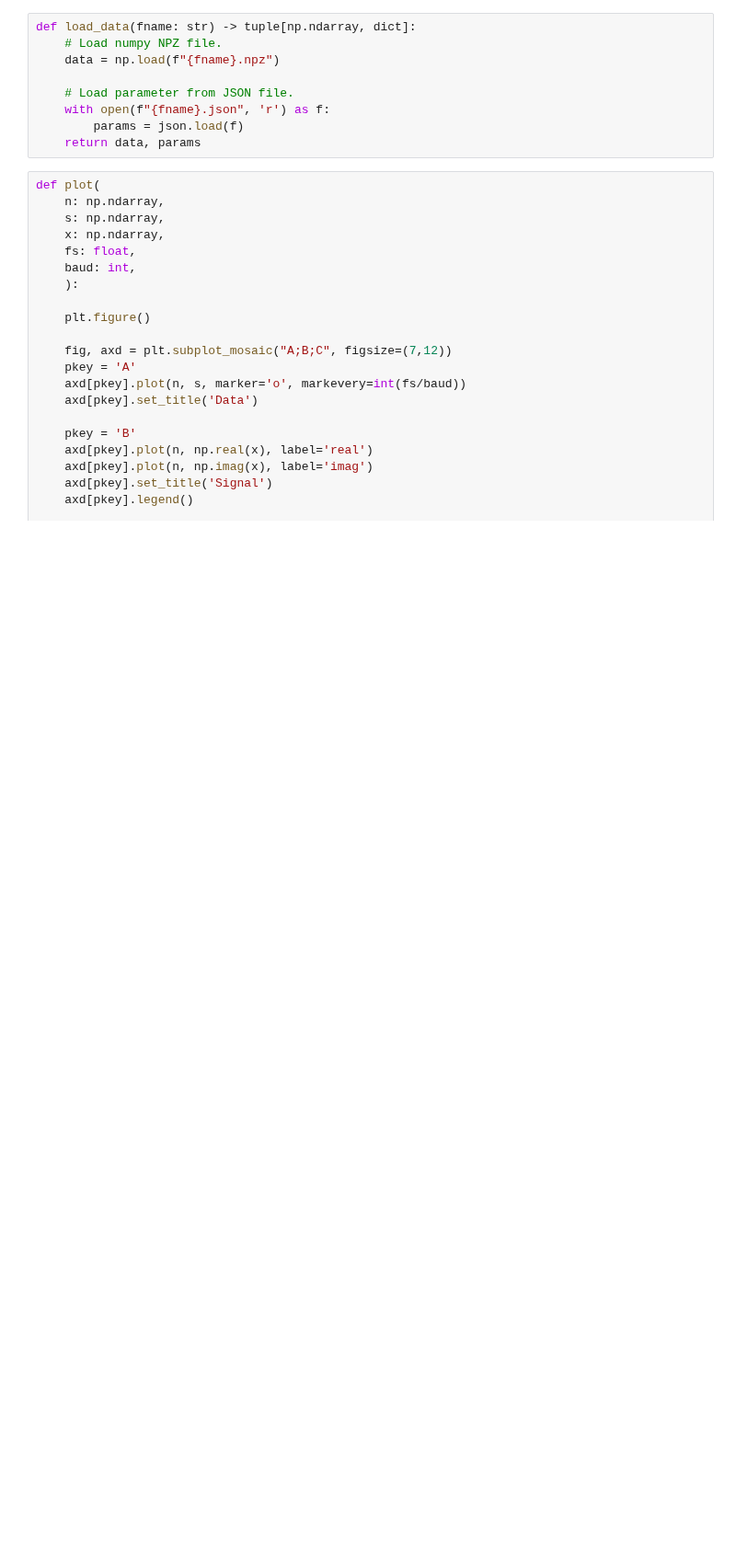
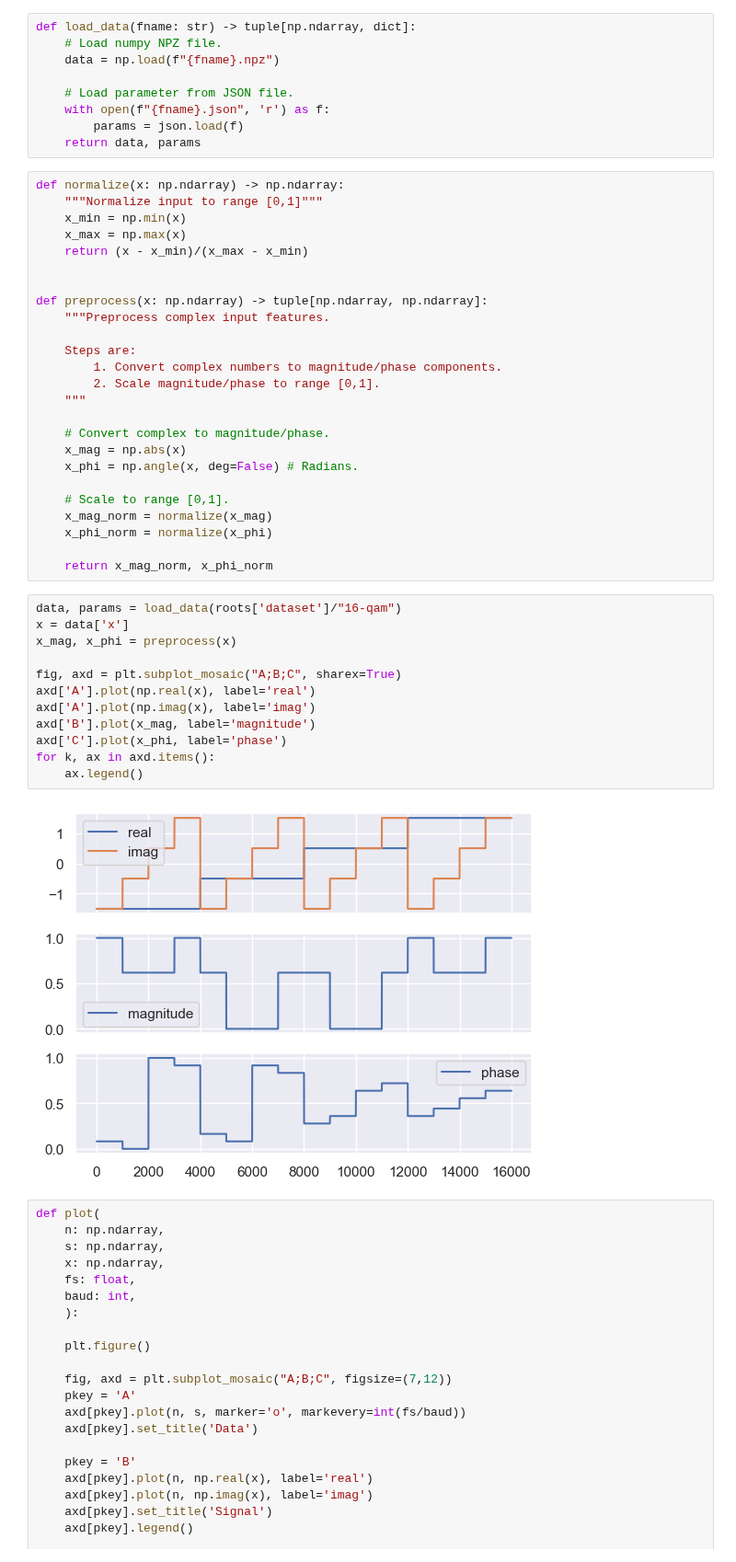
Before and after one commit to zanderman/gan-wireless-5g, a Jupyter notebook: gan.ipynb, the cells around one changed output. Shown at 92% size. Drawn from its saved outputs; the diff is of its cells as text; blank space fills up the shorter version.

Commit message:
Adds data preprocessing

```diff
--- a/gan.ipynb
+++ b/gan.ipynb
@@ -274,6 +274,45 @@ def load_data(fname: str) -> tuple[np.ndarray, dict]:
     with open(f"{fname}.json", 'r') as f:
         params = json.load(f)
     return data, params
+# %%
+def normalize(x: np.ndarray) -> np.ndarray:
+    """Normalize input to range [0,1]"""
+    x_min = np.min(x)
+    x_max = np.max(x)
+    return (x - x_min)/(x_max - x_min)
+
+
+def preprocess(x: np.ndarray) -> tuple[np.ndarray, np.ndarray]:
+    """Preprocess complex input features.
+
+    Steps are:
+        1. Convert complex numbers to magnitude/phase components.
+        2. Scale magnitude/phase to range [0,1].
+    """
+
+    # Convert complex to magnitude/phase.
+    x_mag = np.abs(x)
+    x_phi = np.angle(x, deg=False) # Radians.
+
+    # Scale to range [0,1].
+    x_mag_norm = normalize(x_mag)
+    x_phi_norm = normalize(x_phi)
+
+    return x_mag_norm, x_phi_norm
+# %%
+data, params = load_data(roots['dataset']/"16-qam")
+x = data['x']
+x_mag, x_phi = preprocess(x)
+
+fig, axd = plt.subplot_mosaic("A;B;C", sharex=True)
+axd['A'].plot(np.real(x), label='real')
+axd['A'].plot(np.imag(x), label='imag')
+axd['B'].plot(x_mag, label='magnitude')
+axd['C'].plot(x_phi, label='phase')
+for k, ax in axd.items():
+    ax.legend()
+# %% [output]
+[figure, added]
 # %%
 def plot(
     n: np.ndarray,
```
Also changed, not shown: parts of 1 cell of this notebook.
